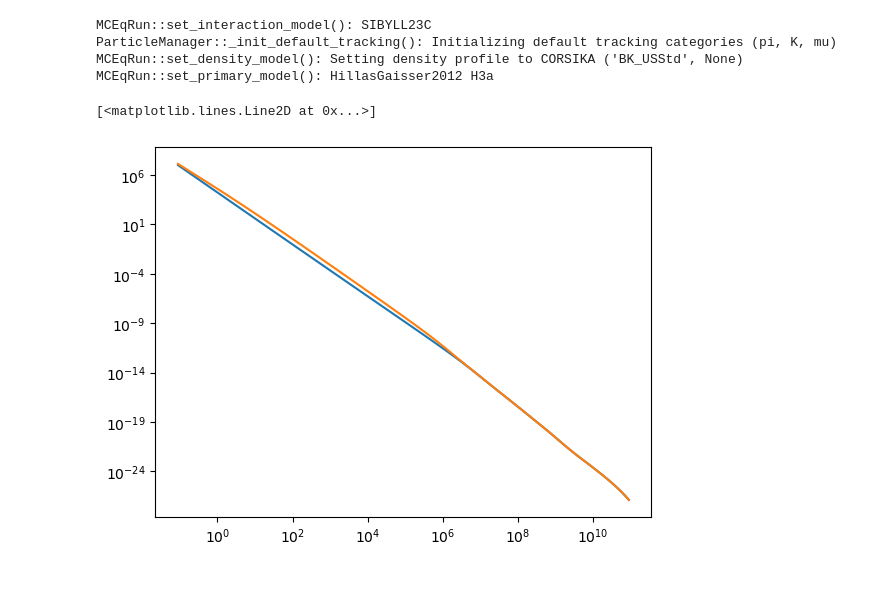
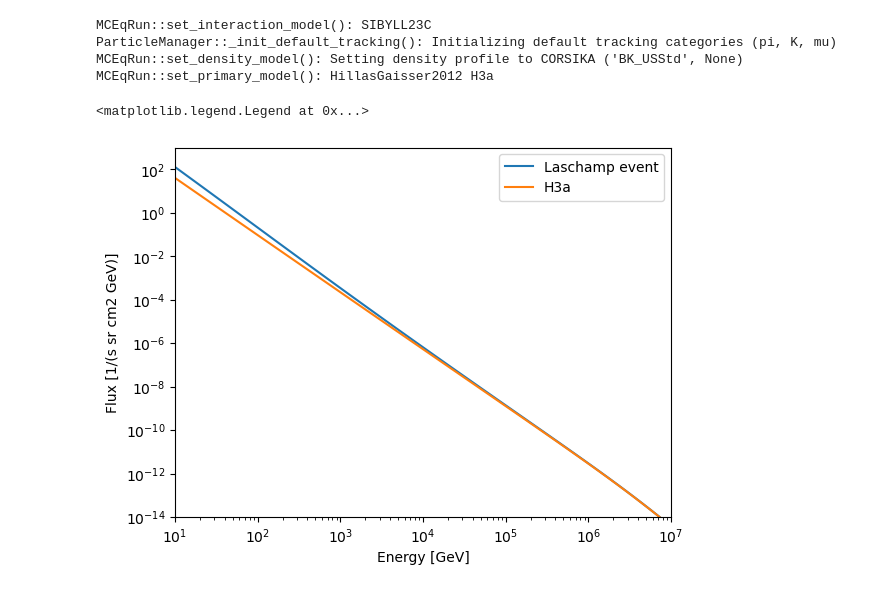
Before and after one commit to cgalelli/PrimusCode, a Jupyter notebook: Fluxmod.ipynb, the cells around one changed output. Cells and saved outputs as stored; diff of their text form; code cells hidden in the pictures.

```diff
--- a/Fluxmod.ipynb
+++ b/Fluxmod.ipynb
@@ -108,13 +108,22 @@ class SNHillasGaisser2012(PrimaryFlux):
 
         return flux
 # %%
-pmod = SNHillasGaisser2012((30000, 100, 0, 4e9, 0))
+pmod1 = SNHillasGaisser2012((10000, 250, 0, 4e9, 0))
+pmodd = SNHillasGaisser2012((1e10, 1e10, 0, 4e9, 1))
+
 p = pm.HillasGaisser2012('H3a')
 # %%
 flux = p.total_flux(e_grid)
-flux2 = pmod.total_flux(e_grid)
-plt.loglog(e_grid, flux)
-plt.loglog(e_grid, flux2)
+flux1 = pmodd.total_flux(e_grid)
+
+plt.loglog(e_grid, flux1, label='Laschamp event')
+plt.loglog(e_grid, flux, label='H3a')
+
+plt.xlabel('Energy [GeV]')
+plt.ylabel('Flux [1/(s sr cm2 GeV)]')
+plt.xlim(1e1, 1e7)
+plt.ylim(1e-14, 1e3)
+plt.legend()
 # %% [output]
-[<matplotlib.lines.Line2D at 0x...>]
+<matplotlib.legend.Legend at 0x...>
-[figure, old version]
+[figure, new version]
```
Also changed, not shown: parts of 3 cells of this notebook.
